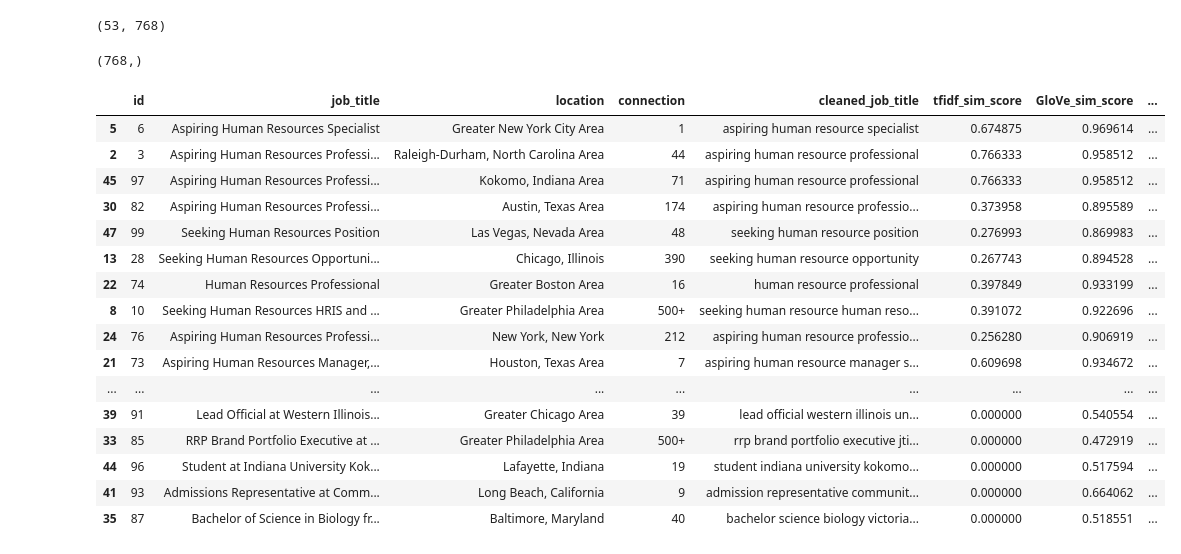
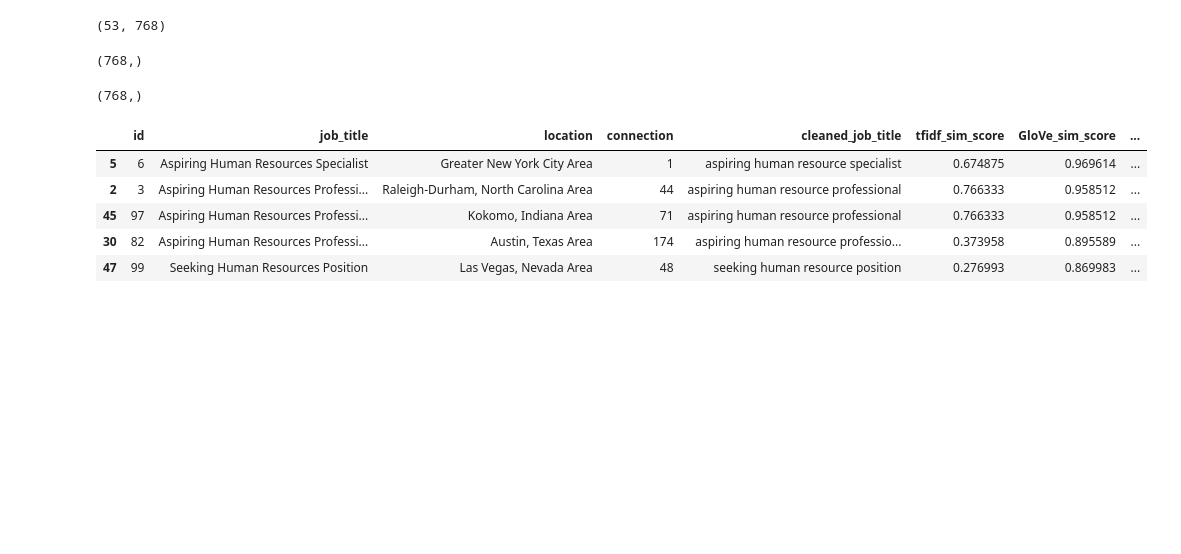
Before and after one commit to agupta004/B0k0jvj61abBaUpB, a Jupyter notebook: Potential_Talents.ipynb, the cells around one changed output. Drawn from its saved outputs; the diff is of its cells as text; code cells hidden in the pictures; blank space fills up the shorter version.

```diff
--- a/Potential_Talents.ipynb
+++ b/Potential_Talents.ipynb
@@ -469,6 +388,10 @@ bert_job_title_embeddings = bert_model.encode(job_title_list)
 bert_job_title_embeddings.shape
 # %% [output]
 (53, 768)
+# %%
+bert_job_title_embeddings[0].shape
+# %% [output]
+(768,)
 # %%
 # Convert search phrase into a BERT embedded vector
 bert_search_phrase_embedding = bert_model.encode(lemmatized_phrase)
@@ -478,31 +401,20 @@ bert_search_phrase_embedding.shape
 # %%
 # Calculate cosine similarity between job title and search phrase vectors
 bert_cosine_similarity = []
 for i in range(0, len(pt)):
     cos_sim = cosine_similarity(bert_job_title_embeddings[i], bert_search_phrase_embedding)
     bert_cosine_similarity.append(cos_sim)
 
 # Add BERT_cosine_similarity column in the pt dataframe
 pt['BERT_sim_score'] = bert_cosine_similarity
-pt.sort_values(by = 'BERT_sim_score', ascending = False)
+pt.sort_values(by = 'BERT_sim_score', ascending = False).head()
 # %% [output]
 |  | id | job_title | location | connection | cleaned_job_title | tfidf_sim_score | GloVe_sim_score | ... |
 | 5 | 6 | Aspiring Human Resources Specialist | Greater New York City Area | 1 | aspiring human resource specialist | 0.674875 | 0.969614 | ... |
 | 2 | 3 | Aspiring Human Resources Professi... | Raleigh-Durham, North Carolina Area | 44 | aspiring human resource professional | 0.766333 | 0.958512 | ... |
 | 45 | 97 | Aspiring Human Resources Professi... | Kokomo, Indiana Area | 71 | aspiring human resource professional | 0.766333 | 0.958512 | ... |
 | 30 | 82 | Aspiring Human Resources Professi... | Austin, Texas Area | 174 | aspiring human resource professio... | 0.373958 | 0.895589 | ... |
 | 47 | 99 | Seeking Human Resources Position | Las Vegas, Nevada Area | 48 | seeking human resource position | 0.276993 | 0.869983 | ... |
-| 13 | 28 | Seeking Human Resources Opportuni... | Chicago, Illinois | 390 | seeking human resource opportunity | 0.267743 | 0.894528 | ... |
-| 22 | 74 | Human Resources Professional | Greater Boston Area | 16 | human resource professional | 0.397849 | 0.933199 | ... |
-| 8 | 10 | Seeking Human Resources HRIS and ... | Greater Philadelphia Area | 500+ | seeking human resource human reso... | 0.391072 | 0.922696 | ... |
-| 24 | 76 | Aspiring Human Resources Professi... | New York, New York | 212 | aspiring human resource professio... | 0.256280 | 0.906919 | ... |
-| 21 | 73 | Aspiring Human Resources Manager,... | Houston, Texas Area | 7 | aspiring human resource manager s... | 0.609698 | 0.934672 | ... |
-| ... | ... | ... | ... | ... | ... | ... | ... | ... |
-| 39 | 91 | Lead Official at Western Illinois... | Greater Chicago Area | 39 | lead official western illinois un... | 0.000000 | 0.540554 | ... |
-| 33 | 85 | RRP Brand Portfolio Executive at ... | Greater Philadelphia Area | 500+ | rrp brand portfolio executive jti... | 0.000000 | 0.472919 | ... |
-| 44 | 96 | Student at Indiana University Kok... | Lafayette, Indiana | 19 | student indiana university kokomo... | 0.000000 | 0.517594 | ... |
-| 41 | 93 | Admissions Representative at Comm... | Long Beach, California | 9 | admission representative communit... | 0.000000 | 0.664062 | ... |
-| 35 | 87 | Bachelor of Science in Biology fr... | Baltimore, Maryland | 40 | bachelor science biology victoria... | 0.000000 | 0.518551 | ... |
 # %%
 # Calculate mean of Tfidf, Glove, Word2Vec and BERT similarity scores and add as a column in pt dataframe
 pt['mean_sim_score'] = pt.loc[:, 'tfidf_sim_score': 'BERT_sim_score'].mean(axis=1)
```
Also changed, not shown: parts of 28 cells of this notebook.
